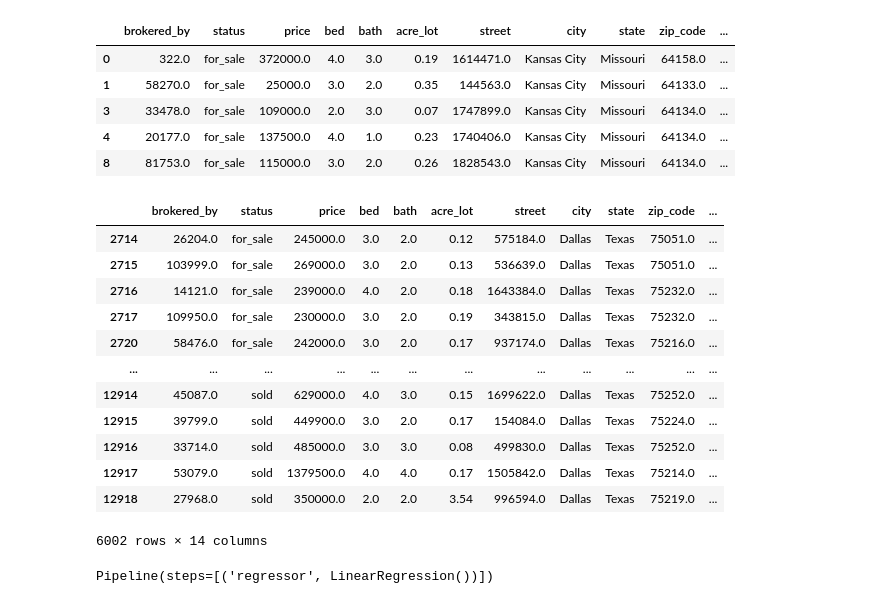
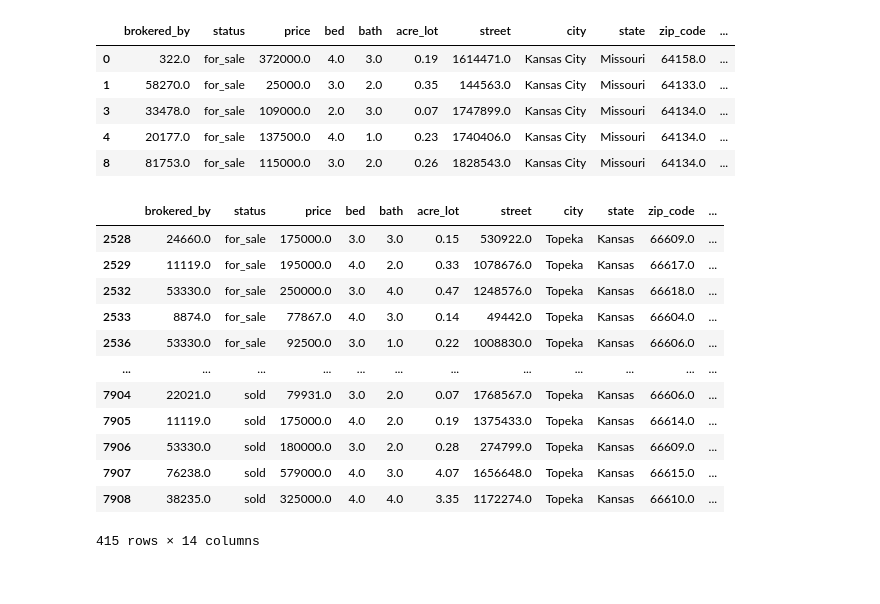
Before and after one commit to gthom73/MLIntegration_project4_group2, a Jupyter notebook: Project_4_ML.ipynb, the cells around one changed output. Saved outputs shown, nothing was run; the diff lists cells and outputs as text; code cells hidden in the pictures.

```diff
--- a/Project_4_ML.ipynb
+++ b/Project_4_ML.ipynb
@@ -260,35 +232,34 @@ filtered_df.head()
 # %%
 # Splitting based on city
 grouped = filtered_df.groupby('City_State')
-
-# for group, group_df in grouped:
-#     print("Group:", group)
-#     print(group_df)
 
 topeka_group_df = pd.DataFrame(grouped.get_group('Topeka, Kansas'))
 kcmo_group_df = pd.DataFrame(grouped.get_group('Kansas City, Missouri'))
 kcks_group_df = pd.DataFrame(grouped.get_group('Kansas City, Kansas'))
 dallas_group_df = pd.DataFrame(grouped.get_group('Dallas, Texas'))
 denver_group_df = pd.DataFrame(grouped.get_group('Denver, Colorado'))
 
-# topeka_group_df
+# Example prediction for a house with 2000 sqft, 4 rooms, and zip code 80202
+X_prediction = pd.DataFrame([[2000, 4, 66609]], columns=['pr_sqr_ft', 'bed', 'zip_code'])  # Create DataFrame for prediction
+
+topeka_group_df
 # kcmo_group_df
 # kcks_group_df
-dallas_group_df
+# dallas_group_df
 # denver_group_df
 # %% [output]
 |  | brokered_by | status | price | bed | bath | acre_lot | street | city | state | zip_code | ... |
-| 2714 | 26204.0 | for_sale | 245000.0 | 3.0 | 2.0 | 0.12 | 575184.0 | Dallas | Texas | 75051.0 | ... |
-| 2715 | 103999.0 | for_sale | 269000.0 | 3.0 | 2.0 | 0.13 | 536639.0 | Dallas | Texas | 75051.0 | ... |
-| 2716 | 14121.0 | for_sale | 239000.0 | 4.0 | 2.0 | 0.18 | 1643384.0 | Dallas | Texas | 75232.0 | ... |
-| 2717 | 109950.0 | for_sale | 230000.0 | 3.0 | 2.0 | 0.19 | 343815.0 | Dallas | Texas | 75232.0 | ... |
-| 2720 | 58476.0 | for_sale | 242000.0 | 3.0 | 2.0 | 0.17 | 937174.0 | Dallas | Texas | 75216.0 | ... |
+| 2528 | 24660.0 | for_sale | 175000.0 | 3.0 | 3.0 | 0.15 | 530922.0 | Topeka | Kansas | 66609.0 | ... |
+| 2529 | 11119.0 | for_sale | 195000.0 | 4.0 | 2.0 | 0.33 | 1078676.0 | Topeka | Kansas | 66617.0 | ... |
+| 2532 | 53330.0 | for_sale | 250000.0 | 3.0 | 4.0 | 0.47 | 1248576.0 | Topeka | Kansas | 66618.0 | ... |
+| 2533 | 8874.0 | for_sale | 77867.0 | 4.0 | 3.0 | 0.14 | 49442.0 | Topeka | Kansas | 66604.0 | ... |
+| 2536 | 53330.0 | for_sale | 92500.0 | 3.0 | 1.0 | 0.22 | 1008830.0 | Topeka | Kansas | 66606.0 | ... |
 | ... | ... | ... | ... | ... | ... | ... | ... | ... | ... | ... | ... |
-| 12914 | 45087.0 | sold | 629000.0 | 4.0 | 3.0 | 0.15 | 1699622.0 | Dallas | Texas | 75252.0 | ... |
-| 12915 | 39799.0 | sold | 449900.0 | 3.0 | 2.0 | 0.17 | 154084.0 | Dallas | Texas | 75224.0 | ... |
-| 12916 | 33714.0 | sold | 485000.0 | 3.0 | 3.0 | 0.08 | 499830.0 | Dallas | Texas | 75252.0 | ... |
-| 12917 | 53079.0 | sold | 1379500.0 | 4.0 | 4.0 | 0.17 | 1505842.0 | Dallas | Texas | 75214.0 | ... |
-| 12918 | 27968.0 | sold | 350000.0 | 2.0 | 2.0 | 3.54 | 996594.0 | Dallas | Texas | 75219.0 | ... |
+| 7904 | 22021.0 | sold | 79931.0 | 3.0 | 2.0 | 0.07 | 1768567.0 | Topeka | Kansas | 66606.0 | ... |
+| 7905 | 11119.0 | sold | 175000.0 | 4.0 | 2.0 | 0.19 | 1375433.0 | Topeka | Kansas | 66614.0 | ... |
+| 7906 | 53330.0 | sold | 180000.0 | 3.0 | 2.0 | 0.28 | 274799.0 | Topeka | Kansas | 66609.0 | ... |
+| 7907 | 76238.0 | sold | 579000.0 | 4.0 | 3.0 | 4.07 | 1656648.0 | Topeka | Kansas | 66615.0 | ... |
+| 7908 | 38235.0 | sold | 325000.0 | 4.0 | 4.0 | 3.35 | 1172274.0 | Topeka | Kansas | 66610.0 | ... |
-6002 rows × 14 columns
+415 rows × 14 columns
 # %%
 # Preprocessing
@@ -309,9 +274,4 @@ pipeline = Pipeline([
 # %%
 # Split the data into training and testing sets
 X_train, X_test, y_train, y_test = train_test_split(X, y, test_size=0.2, random_state=42)
-# %%
-# Training the model
-pipeline.fit(X_train, y_train)
-# %% [output]
-Pipeline(steps=[('regressor', LinearRegression())])
 # %%
```
Also changed, not shown: parts of 15 cells of this notebook.
